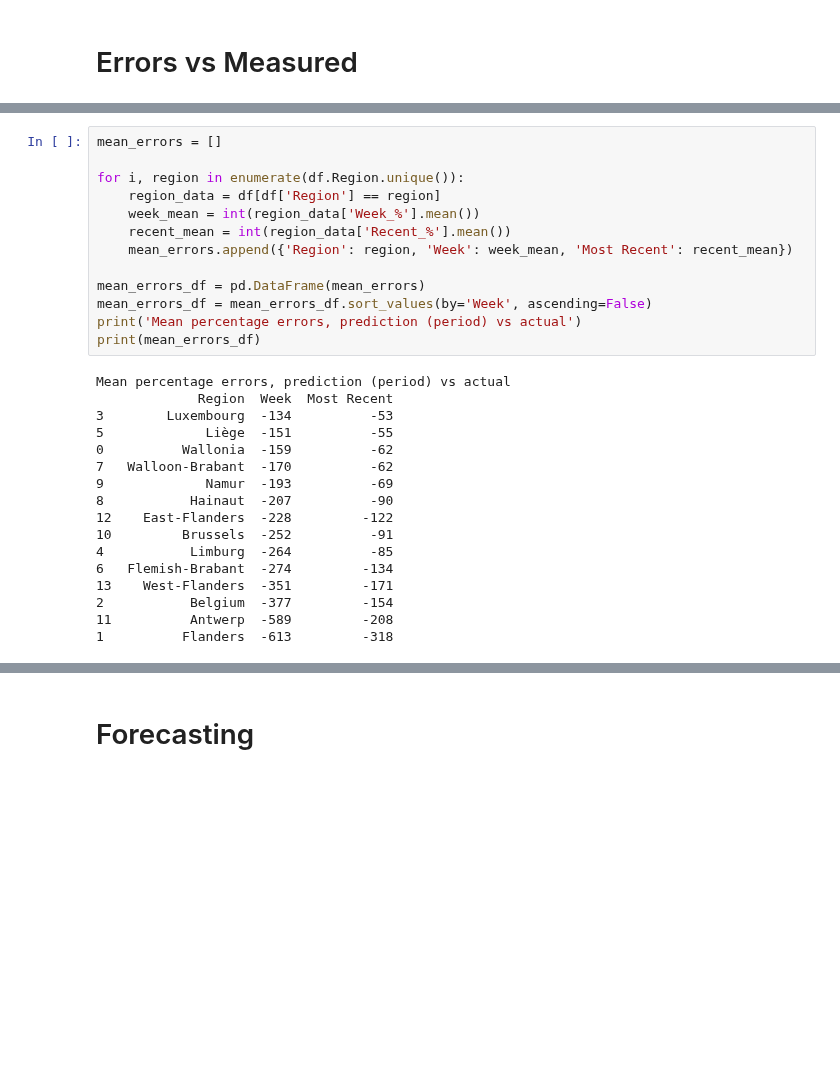
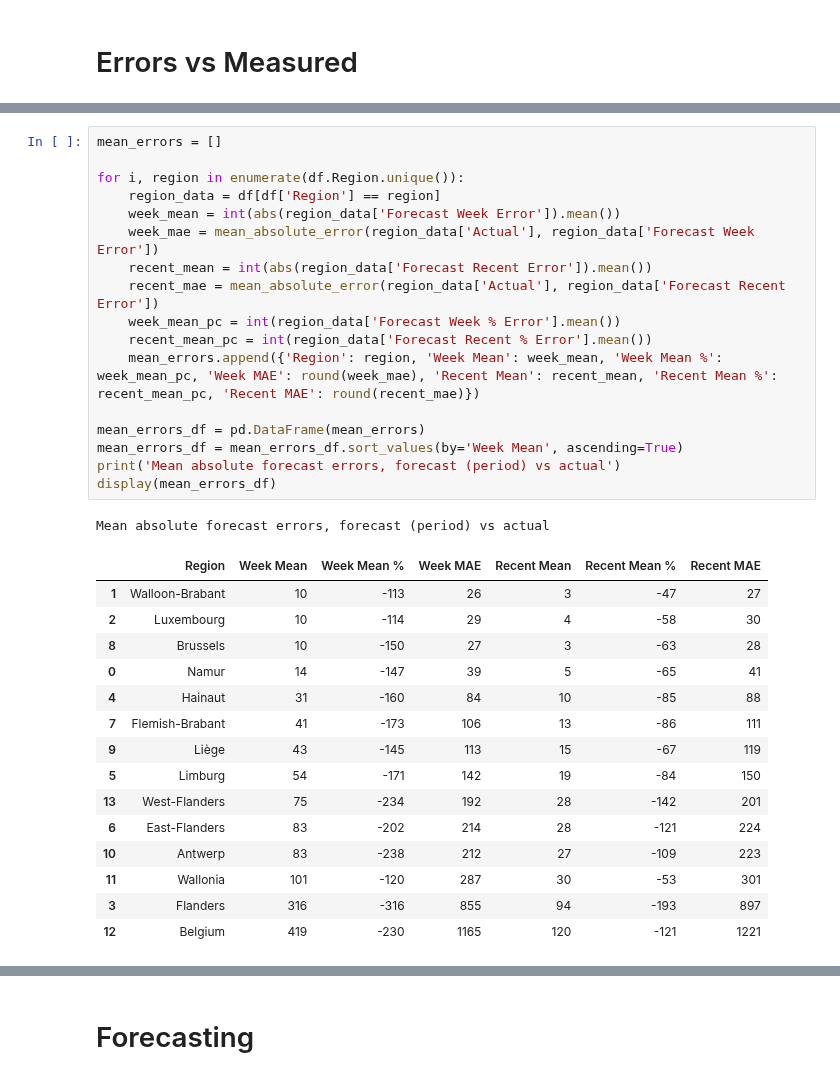
Before and after one commit to jamesdeluk/data-projects, a Jupyter notebook: ods032.ipynb, the cells around one changed output, grey strips where cells are left out. Saved outputs shown, nothing was run; the diff lists cells and outputs as text; blank space fills up the shorter version.

```diff
--- a/ods032.ipynb
+++ b/ods032.ipynb
@@ -169,33 +183,37 @@ df = df.rename(columns={
 # %%
 mean_errors = []
 
 for i, region in enumerate(df.Region.unique()):
     region_data = df[df['Region'] == region]
-    week_mean = int(region_data['Week_%'].mean())
-    recent_mean = int(region_data['Recent_%'].mean())
-    mean_errors.append({'Region': region, 'Week': week_mean, 'Most Recent': recent_mean})
+    week_mean = int(abs(region_data['Forecast Week Error']).mean())
+    week_mae = mean_absolute_error(region_data['Actual'], region_data['Forecast Week Error'])
+    recent_mean = int(abs(region_data['Forecast Recent Error']).mean())
+    recent_mae = mean_absolute_error(region_data['Actual'], region_data['Forecast Recent Error'])
+    week_mean_pc = int(region_data['Forecast Week % Error'].mean())
+    recent_mean_pc = int(region_data['Forecast Recent % Error'].mean())
+    mean_errors.append({'Region': region, 'Week Mean': week_mean, 'Week Mean %': week_mean_pc, 'Week MAE': round(week_mae), 'Recent Mean': recent_mean, 'Recent Mean %': recent_mean_pc, 'Recent MAE': round(recent_mae)})
 
 mean_errors_df = pd.DataFrame(mean_errors)
-mean_errors_df = mean_errors_df.sort_values(by='Week', ascending=False)
-print('Mean percentage errors, prediction (period) vs actual')
-print(mean_errors_df)
+mean_errors_df = mean_errors_df.sort_values(by='Week Mean', ascending=True)
+print('Mean absolute forecast errors, forecast (period) vs actual')
+display(mean_errors_df)
 # %% [output]
-Mean percentage errors, prediction (period) vs actual
-             Region  Week  Most Recent
-3        Luxembourg  -134          -53
-5             Liège  -151          -55
-0          Wallonia  -159          -62
-7   Walloon-Brabant  -170          -62
-9             Namur  -193          -69
-8           Hainaut  -207          -90
-12    East-Flanders  -228         -122
-10         Brussels  -252          -91
-4           Limburg  -264          -85
-6   Flemish-Brabant  -274         -134
-13    West-Flanders  -351         -171
-2           Belgium  -377         -154
-11          Antwerp  -589         -208
-1          Flanders  -613         -318
+Mean absolute forecast errors, forecast (period) vs actual
+|  | Region | Week Mean | Week Mean % | Week MAE | Recent Mean | Recent Mean % | Recent MAE |
+| 1 | Walloon-Brabant | 10 | -113 | 26 | 3 | -47 | 27 |
+| 2 | Luxembourg | 10 | -114 | 29 | 4 | -58 | 30 |
+| 8 | Brussels | 10 | -150 | 27 | 3 | -63 | 28 |
+| 0 | Namur | 14 | -147 | 39 | 5 | -65 | 41 |
+| 4 | Hainaut | 31 | -160 | 84 | 10 | -85 | 88 |
+| 7 | Flemish-Brabant | 41 | -173 | 106 | 13 | -86 | 111 |
+| 9 | Liège | 43 | -145 | 113 | 15 | -67 | 119 |
+| 5 | Limburg | 54 | -171 | 142 | 19 | -84 | 150 |
+| 13 | West-Flanders | 75 | -234 | 192 | 28 | -142 | 201 |
+| 6 | East-Flanders | 83 | -202 | 214 | 28 | -121 | 224 |
+| 10 | Antwerp | 83 | -238 | 212 | 27 | -109 | 223 |
+| 11 | Wallonia | 101 | -120 | 287 | 30 | -53 | 301 |
+| 3 | Flanders | 316 | -316 | 855 | 94 | -193 | 897 |
+| 12 | Belgium | 419 | -230 | 1165 | 120 | -121 | 1221 |
 # %%
 
 total = df['Actual'][df['Actual'] != 0].count()
```
Also changed, not shown: parts of 4 cells of this notebook.
